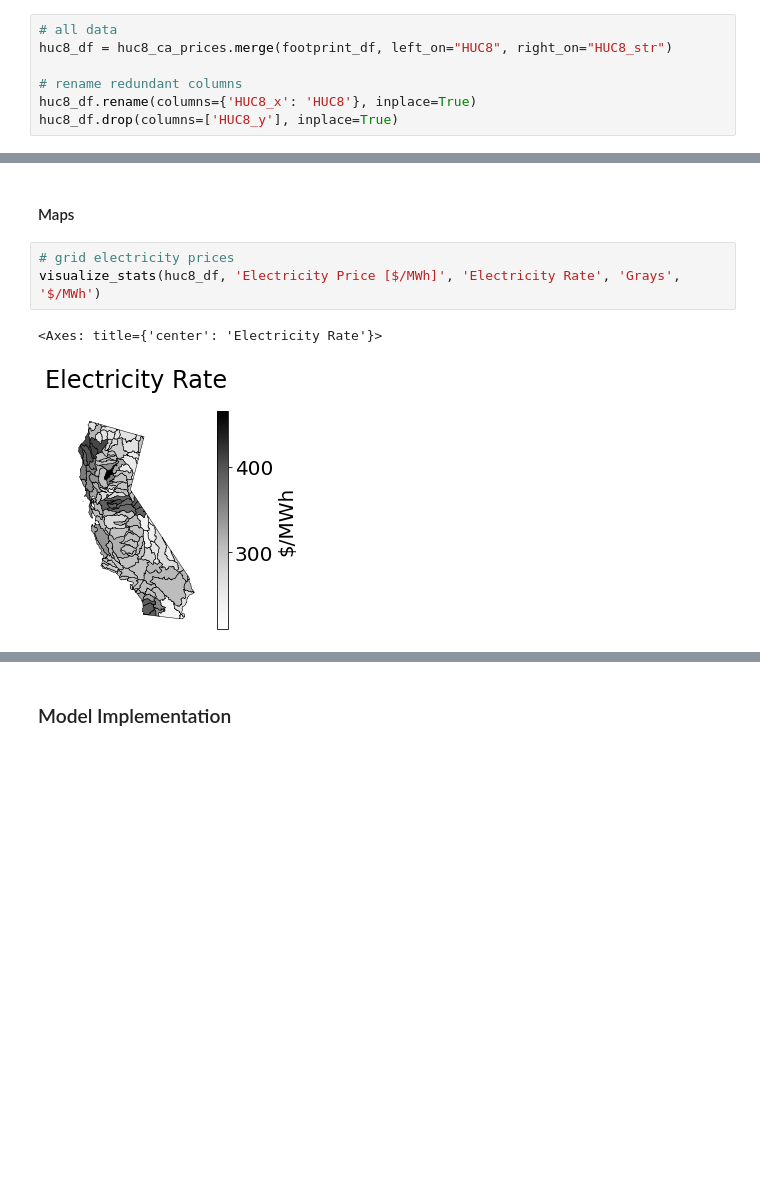
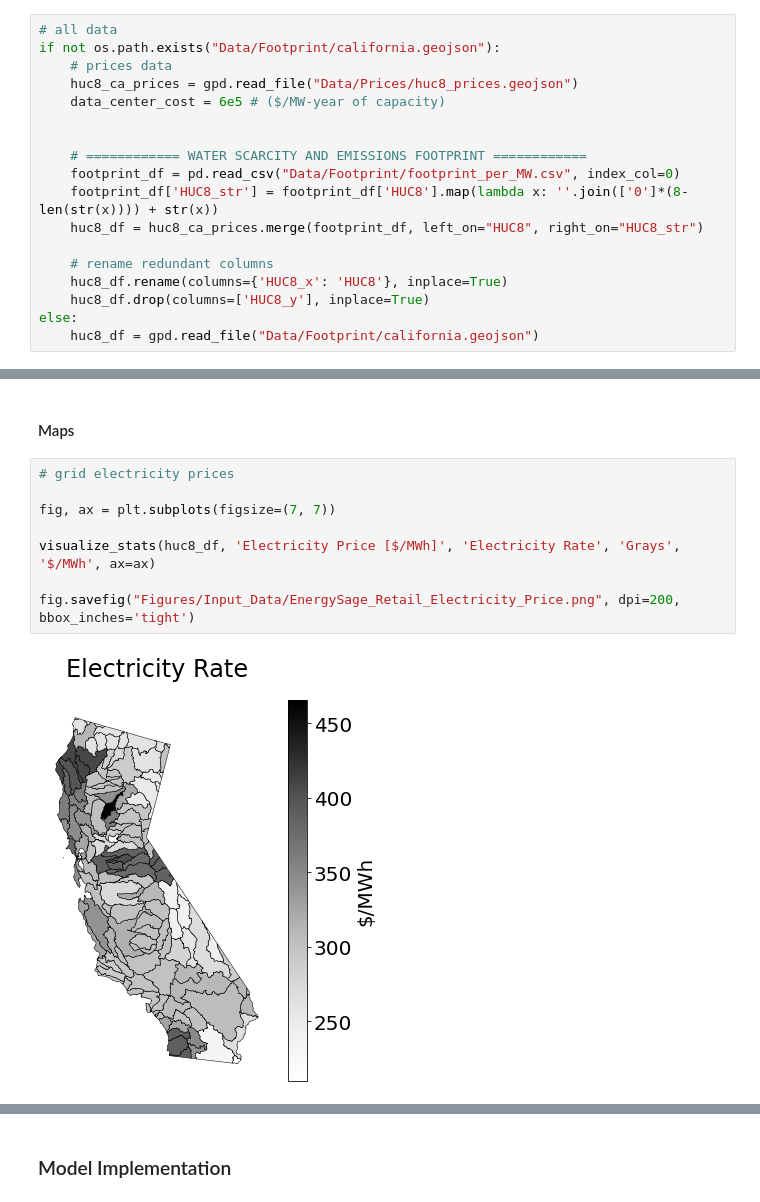
Before and after one commit to disha-22/DCSitingOptimization, a Jupyter notebook: model_implementation.ipynb, the cells around one changed output, grey strips where cells are left out. Cells and saved outputs as stored; diff of their text form; blank space fills up the shorter version.

```diff
--- a/model_implementation.ipynb
+++ b/model_implementation.ipynb
@@ -56,11 +49,22 @@ business_demand_2GWh = pd.read_csv("Data/Demand Profiles/business_2GWh.csv", ind
 caiso_2013_2GWh = pd.read_csv("Data/Demand Profiles/caiso_2013_2GWh.csv", index_col=0)
 # %%
 # all data
-huc8_df = huc8_ca_prices.merge(footprint_df, left_on="HUC8", right_on="HUC8_str")
+if not os.path.exists("Data/Footprint/california.geojson"):
+    # prices data
+    huc8_ca_prices = gpd.read_file("Data/Prices/huc8_prices.geojson")
+    data_center_cost = 6e5 # ($/MW-year of capacity)
 
-# rename redundant columns
-huc8_df.rename(columns={'HUC8_x': 'HUC8'}, inplace=True)
-huc8_df.drop(columns=['HUC8_y'], inplace=True)
+
+    # ============ WATER SCARCITY AND EMISSIONS FOOTPRINT ============
+    footprint_df = pd.read_csv("Data/Footprint/footprint_per_MW.csv", index_col=0)
+    footprint_df['HUC8_str'] = footprint_df['HUC8'].map(lambda x: ''.join(['0']*(8-len(str(x)))) + str(x))
+    huc8_df = huc8_ca_prices.merge(footprint_df, left_on="HUC8", right_on="HUC8_str")
+
+    # rename redundant columns
+    huc8_df.rename(columns={'HUC8_x': 'HUC8'}, inplace=True)
+    huc8_df.drop(columns=['HUC8_y'], inplace=True)
+else:
+    huc8_df = gpd.read_file("Data/Footprint/california.geojson")
 # %% [markdown]
 ### Prepare Weights
 # %%
@@ -164,9 +169,13 @@ Text(0.5, 1.0, 'Demand Profile: CAISO Scenario')
 #### Maps
 # %%
 # grid electricity prices
-visualize_stats(huc8_df, 'Electricity Price [$/MWh]', 'Electricity Rate', 'Grays', '$/MWh')
+
+fig, ax = plt.subplots(figsize=(7, 7))
+
+visualize_stats(huc8_df, 'Electricity Price [$/MWh]', 'Electricity Rate', 'Grays', '$/MWh', ax=ax)
+
+fig.savefig("Figures/Input_Data/EnergySage_Retail_Electricity_Price.png", dpi=200, bbox_inches='tight')
 # %% [output]
-<Axes: title={'center': 'Electricity Rate'}>
-[figure, old version]
+[figure, new version]
 # %%
 # solar electricity prices
```
Also changed, not shown: parts of 62 cells of this notebook, 34 other files.
